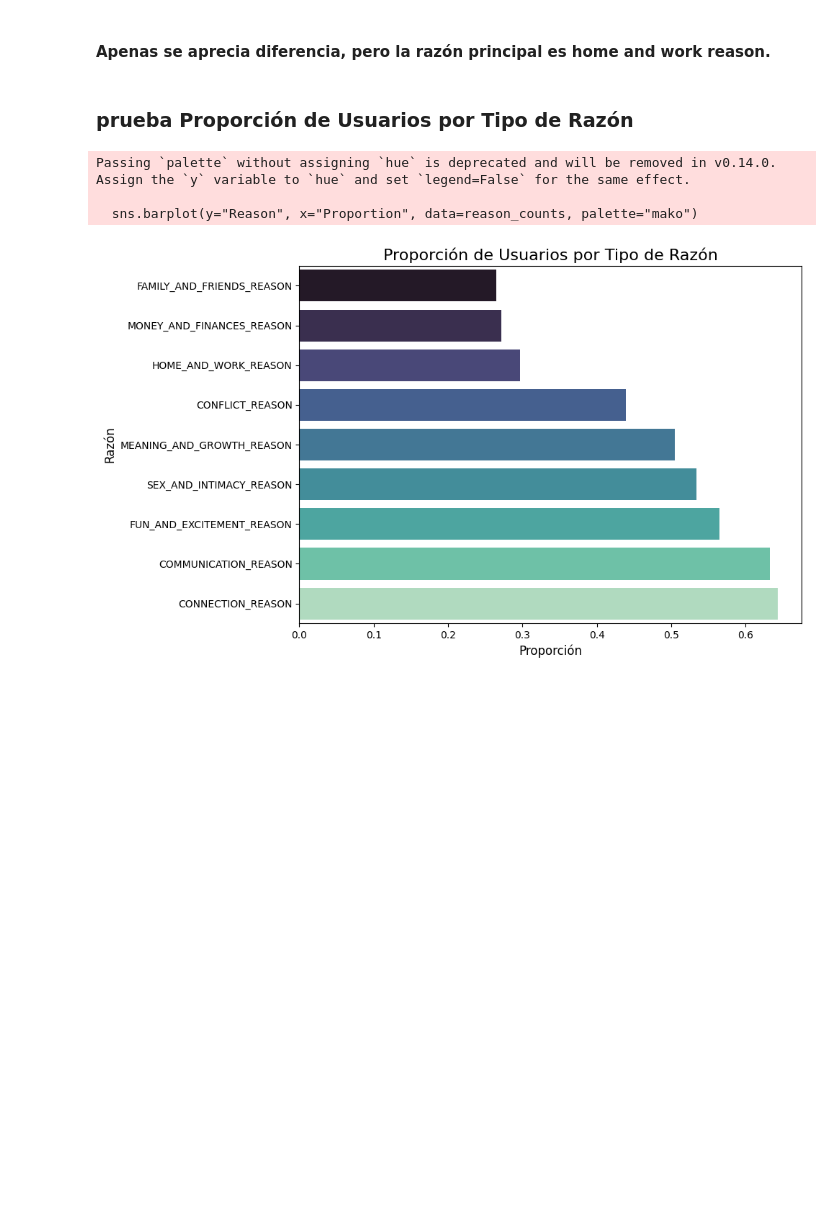
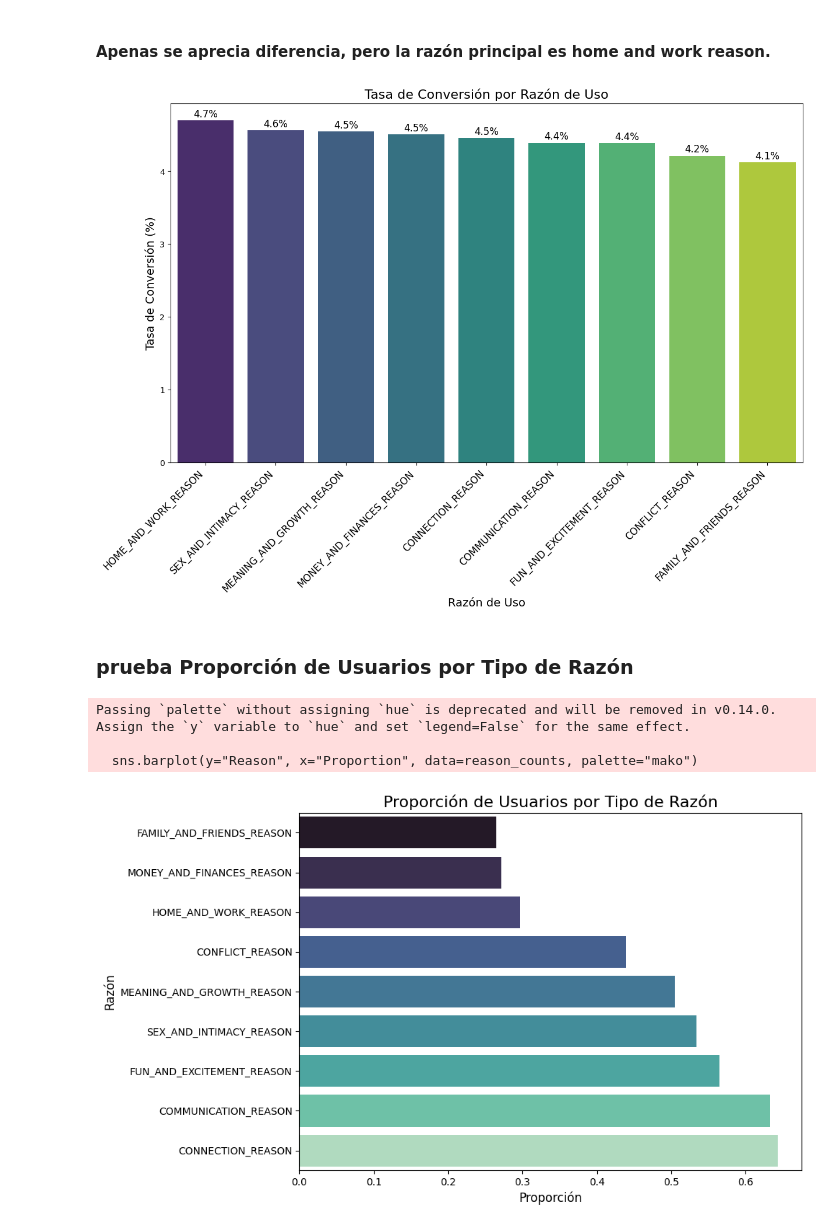
Before and after one commit to NaiSaratxaga/EDA_user-conversion-analysis, a Jupyter notebook: Notebooks/EDA_user_conversion_analysis.ipynb, the cells around one changed output. Drawn from its saved outputs; the diff is of its cells as text; code cells hidden in the pictures; blank space fills up the shorter version.

```diff
--- a/Notebooks/EDA_user_conversion_analysis.ipynb
+++ b/Notebooks/EDA_user_conversion_analysis.ipynb
@@ -223,6 +331,53 @@ plt.show()
 # %%
 # Ahora quiero saber cuantas razones selecciona cada usuario. ¿Cuántas se pueden seeccionar?¿es un dato irrelevante?
 # Crear la columna con el número de razones seleccionadas
+# %%
+# Definir columnas de razones
+razones_cols = [
+    "COMMUNICATION_REASON", "CONFLICT_REASON", "CONNECTION_REASON",
+    "FAMILY_AND_FRIENDS_REASON", "FUN_AND_EXCITEMENT_REASON", "HOME_AND_WORK_REASON",
+    "MEANING_AND_GROWTH_REASON", "MONEY_AND_FINANCES_REASON", "SEX_AND_INTIMACY_REASON"
+]
+
+# Transformar el dataset: Crear una columna con la razón principal de cada usuario
+df_melted = df.melt(id_vars=["USER ID", "TRIAL_CONVERTED"],
+                     value_vars=razones_cols,
+                     var_name="razon", value_name="selected")
+
+# Filtrar solo las razones seleccionadas (selected = 1)
+df_melted = df_melted[df_melted["selected"] == 1].drop(columns=["selected"])
+
+# Renombrar columnas para que coincidan con el código original
+df_melted = df_melted.rename(columns={"TRIAL_CONVERTED": "conversion"})
+
+# Calcular tasas de conversión
+conversion_rates = df_melted.groupby("razon")["conversion"].mean().reset_index()
+
+# Multiplicar las tasas de conversión por 100 para obtener porcentajes
+conversion_rates["conversion"] = conversion_rates["conversion"] * 100
+
+# Ordenar de mayor a menor
+conversion_rates = conversion_rates.sort_values(by="conversion", ascending=False)
+
+plt.figure(figsize=(14, 8))  # Tamaño más grande
+
+# Crear el gráfico de barras ordenado
+sns.barplot(x="razon", y="conversion", hue="razon", data=conversion_rates, palette="viridis", legend=False)
+
+# Mejorar etiquetas y título
+plt.xticks(rotation=45, ha="right", fontsize=12)
+plt.ylabel("Tasa de Conversión (%)", fontsize=14)
+plt.xlabel("Razón de Uso", fontsize=14)
+plt.title("Tasa de Conversión por Razón de Uso", fontsize=16)
+
+# Agregar etiquetas de porcentaje sobre las barras
+for p in plt.gca().patches:
+    plt.gca().annotate(f'{p.get_height():.1f}%', (p.get_x() + p.get_width() / 2., p.get_height()),
+                       ha='center', va='center', fontsize=12, color='black', xytext=(0, 8), textcoords='offset points')
+
+plt.show()
+# %% [output]
+[figure, added]
 # %% [markdown]
 ### prueba Proporción de Usuarios por Tipo de Razón
 # %%
```
Also changed, not shown: parts of 18 cells of this notebook, 1 other file.
